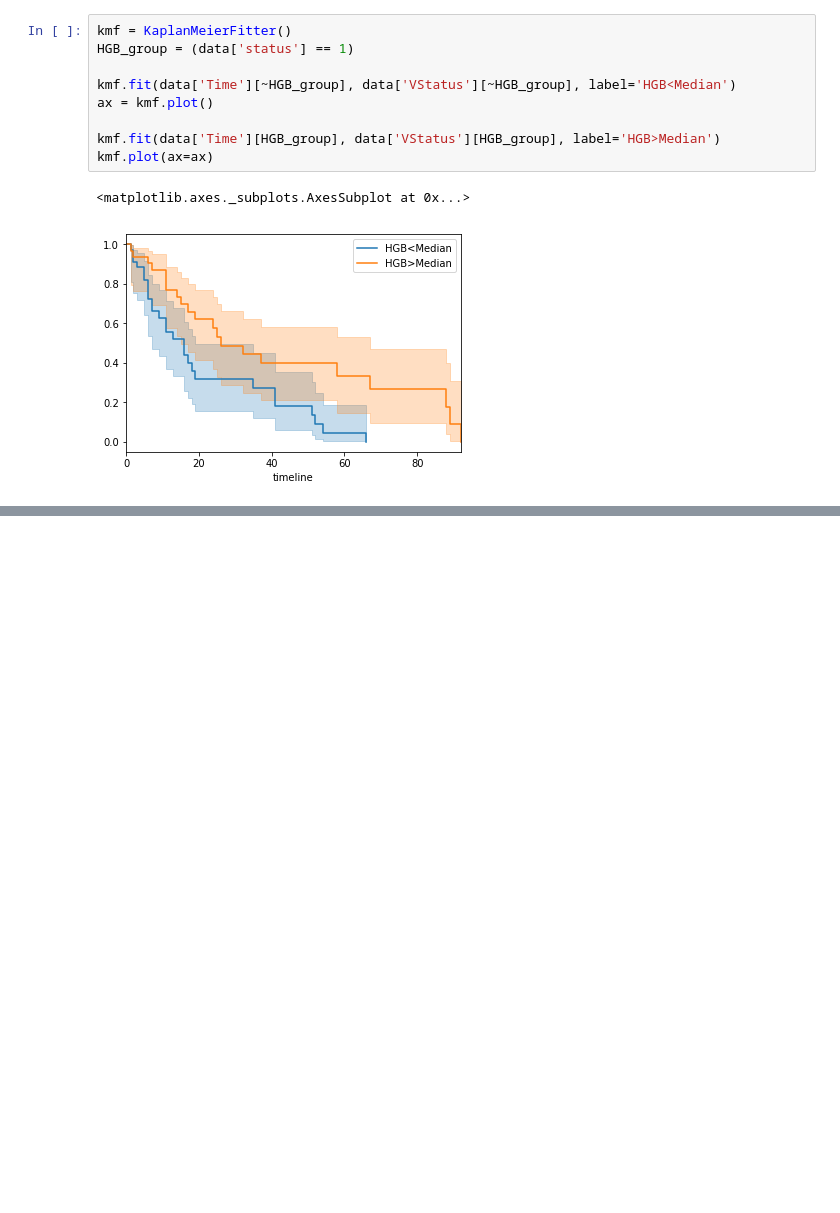
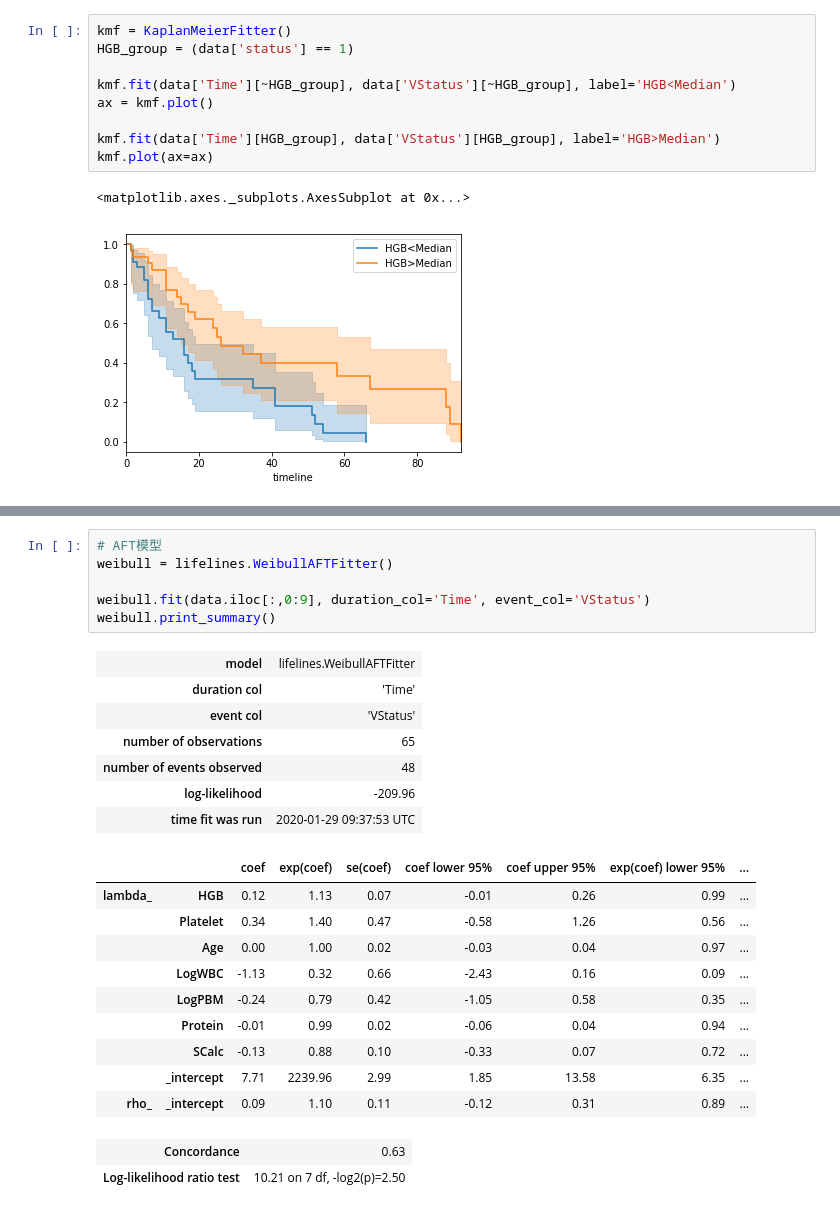
Before and after one commit to git-wy/SimplePython, a Jupyter notebook: Chapter 1 从R到Python/CH 1_7 生存分析/CH 1_7 code.ipynb, the cells around one changed output, grey strips where cells are left out. Drawn from its saved outputs; the diff is of its cells as text; blank space fills up the shorter version.

```diff
--- a/Chapter 1 从R到Python/CH 1_7 生存分析/CH 1_7 code.ipynb
+++ b/Chapter 1 从R到Python/CH 1_7 生存分析/CH 1_7 code.ipynb
@@ -103,0 +131,26 @@ kmf.plot(ax=ax)
+# %%
+# AFT模型
+weibull = lifelines.WeibullAFTFitter()
+
+weibull.fit(data.iloc[:,0:9], duration_col='Time', event_col='VStatus')
+weibull.print_summary()
+# %% [output]
+| model | lifelines.WeibullAFTFitter |
+| duration col | 'Time' |
+| event col | 'VStatus' |
+| number of observations | 65 |
+| number of events observed | 48 |
+| log-likelihood | -209.96 |
+| time fit was run | 2020-01-29 09:37:53 UTC |
+|  |  | coef | exp(coef) | se(coef) | coef lower 95% | coef upper 95% | exp(coef) lower 95% | ... |
+| lambda_ | HGB | 0.12 | 1.13 | 0.07 | -0.01 | 0.26 | 0.99 | ... |
+|  | Platelet | 0.34 | 1.40 | 0.47 | -0.58 | 1.26 | 0.56 | ... |
+|  | Age | 0.00 | 1.00 | 0.02 | -0.03 | 0.04 | 0.97 | ... |
+|  | LogWBC | -1.13 | 0.32 | 0.66 | -2.43 | 0.16 | 0.09 | ... |
+|  | LogPBM | -0.24 | 0.79 | 0.42 | -1.05 | 0.58 | 0.35 | ... |
+|  | Protein | -0.01 | 0.99 | 0.02 | -0.06 | 0.04 | 0.94 | ... |
+|  | SCalc | -0.13 | 0.88 | 0.10 | -0.33 | 0.07 | 0.72 | ... |
+|  | _intercept | 7.71 | 2239.96 | 2.99 | 1.85 | 13.58 | 6.35 | ... |
+| rho_ | _intercept | 0.09 | 1.10 | 0.11 | -0.12 | 0.31 | 0.89 | ... |
+| Concordance | 0.63 |
+| Log-likelihood ratio test | 10.21 on 7 df, -log2(p)=2.50 |
```
Also changed, not shown: parts of 7 cells of this notebook.
